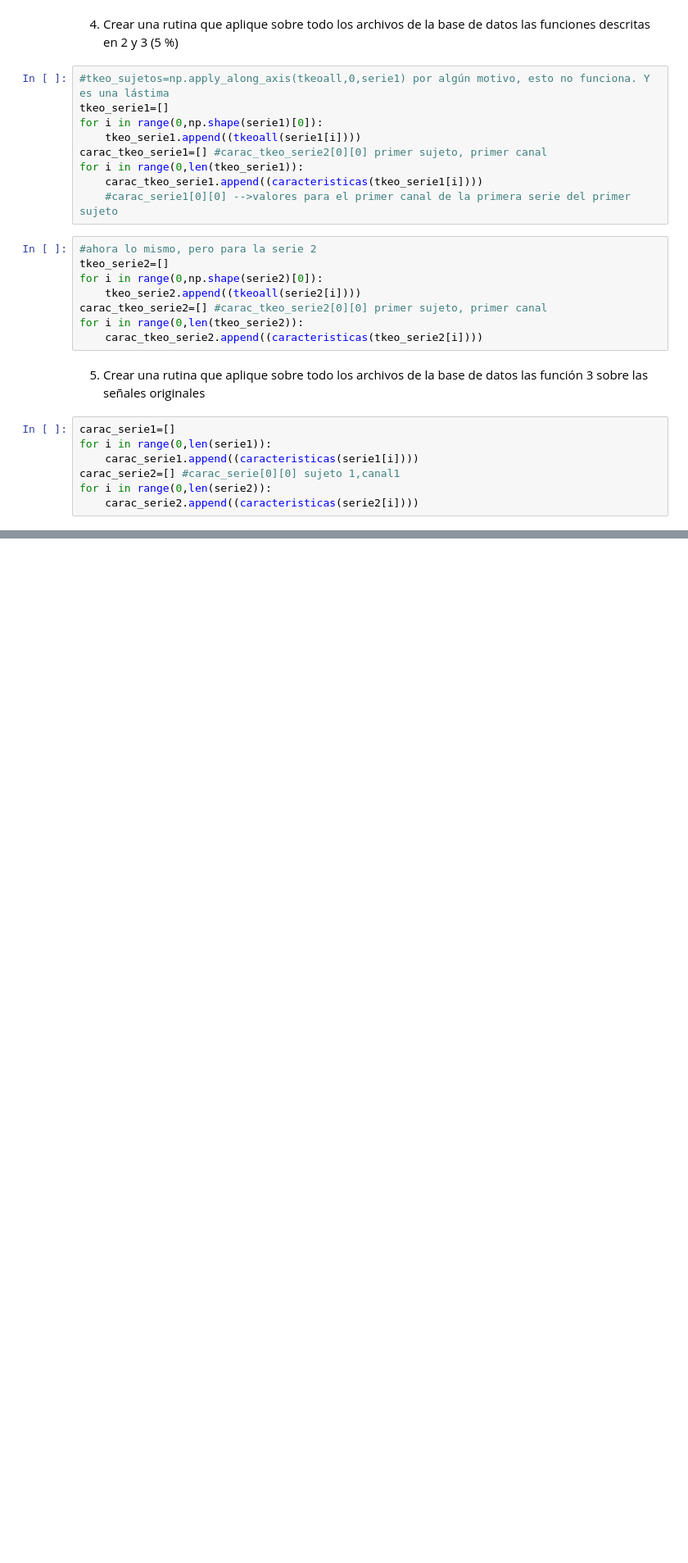
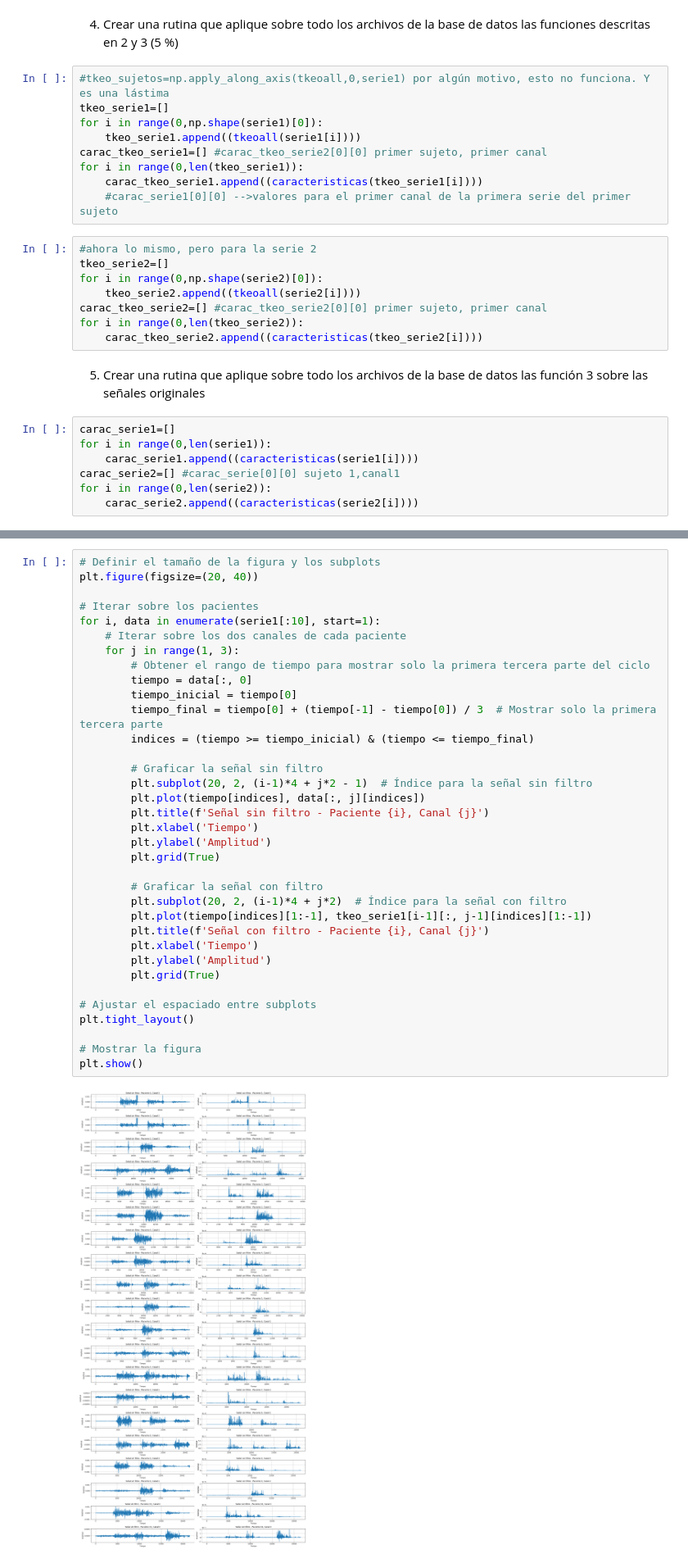
Before and after one commit to MateoOyuelaR19/LAB-BIOSE-ALES, a Jupyter notebook: Proyecto/Seguimiento_1/seguimiento_1.ipynb, the cells around one changed output, grey strips where cells are left out. Shown at 82% size. Drawn from its saved outputs; the diff is of its cells as text; blank space fills up the shorter version.

```diff
--- a/Proyecto/Seguimiento_1/seguimiento_1.ipynb
+++ b/Proyecto/Seguimiento_1/seguimiento_1.ipynb
@@ -151,0 +195,37 @@ Realice un análisis exploratorio de los datos (Estadística descriptiva) tenien
+# %%
+# Definir el tamaño de la figura y los subplots
+plt.figure(figsize=(20, 40))
+
+# Iterar sobre los pacientes
+for i, data in enumerate(serie1[:10], start=1):
+    # Iterar sobre los dos canales de cada paciente
+    for j in range(1, 3):
+        # Obtener el rango de tiempo para mostrar solo la primera tercera parte del ciclo
+        tiempo = data[:, 0]
+        tiempo_inicial = tiempo[0]
+        tiempo_final = tiempo[0] + (tiempo[-1] - tiempo[0]) / 3  # Mostrar solo la primera tercera parte
+        indices = (tiempo >= tiempo_inicial) & (tiempo <= tiempo_final)
+
+        # Graficar la señal sin filtro
+        plt.subplot(20, 2, (i-1)*4 + j*2 - 1)  # Índice para la señal sin filtro
+        plt.plot(tiempo[indices], data[:, j][indices])
+        plt.title(f'Señal sin filtro - Paciente {i}, Canal {j}')
+        plt.xlabel('Tiempo')
+        plt.ylabel('Amplitud')
+        plt.grid(True)
+
+        # Graficar la señal con filtro
+        plt.subplot(20, 2, (i-1)*4 + j*2)  # Índice para la señal con filtro
+        plt.plot(tiempo[indices][1:-1], tkeo_serie1[i-1][:, j-1][indices][1:-1])
+        plt.title(f'Señal con filtro - Paciente {i}, Canal {j}')
+        plt.xlabel('Tiempo')
+        plt.ylabel('Amplitud')
+        plt.grid(True)
+
+# Ajustar el espaciado entre subplots
+plt.tight_layout()
+
+# Mostrar la figura
+plt.show()
+# %% [output]
+[figure, added]
```
Also changed, not shown: parts of 9 cells of this notebook.
